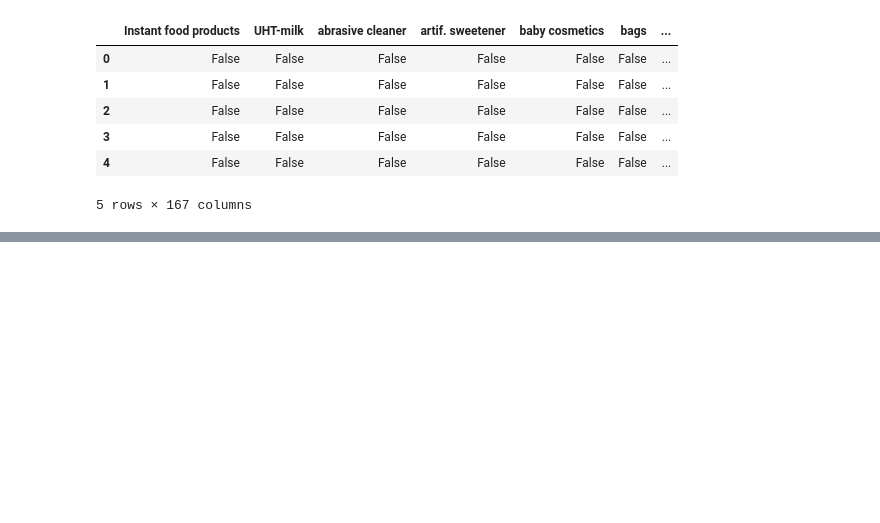
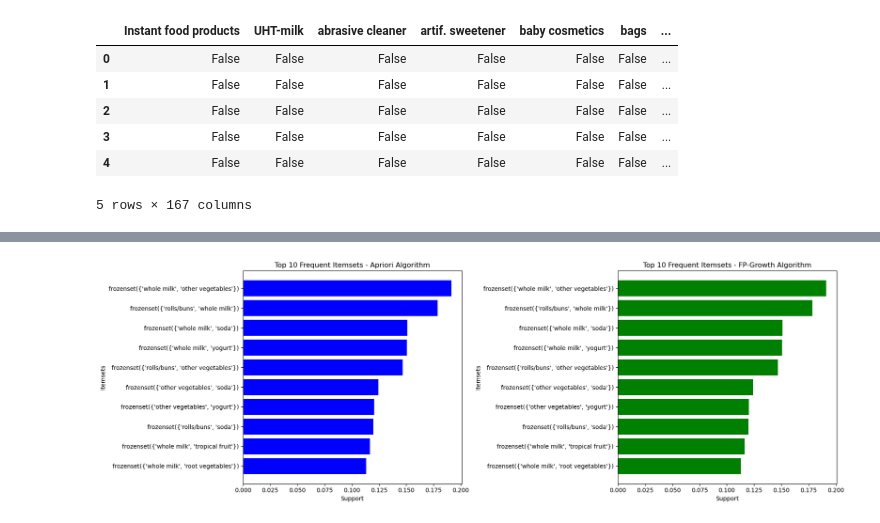
Before and after one commit to alex-kh465/ML_labs, a Jupyter notebook: Lab4/Alex_2448507_Lab4.ipynb, the cells around one changed output, grey strips where cells are left out. Saved outputs shown, nothing was run; the diff lists cells and outputs as text; code cells hidden in the pictures; blank space fills up the shorter version.

```diff
--- a/Lab4/Alex_2448507_Lab4.ipynb
+++ b/Lab4/Alex_2448507_Lab4.ipynb
@@ -135,0 +166,22 @@ Text(0.5, 1.0, 'FP-Growth: Lift vs Confidence')
+# %%
+# Side-by-side bar chart for Apriori vs FP-Growth top itemsets
+fig, axes = plt.subplots(nrows=1, ncols=2, figsize=(18, 6))
+
+# Apriori results
+axes[0].barh([str(item) for item in apriori_results_sorted['itemsets']], apriori_results_sorted['support'], color='blue')
+axes[0].set_xlabel('Support')
+axes[0].set_ylabel('Itemsets')
+axes[0].set_title('Top 10 Frequent Itemsets - Apriori Algorithm')
+axes[0].invert_yaxis()
+
+# FP-Growth results
+axes[1].barh([str(item) for item in fpgrowth_results_sorted['itemsets']], fpgrowth_results_sorted['support'], color='green')
+axes[1].set_xlabel('Support')
+axes[1].set_ylabel('Itemsets')
+axes[1].set_title('Top 10 Frequent Itemsets - FP-Growth Algorithm')
+axes[1].invert_yaxis()
+
+plt.tight_layout()
+plt.show()
+# %% [output]
+[figure, added]
```
Also changed, not shown: parts of 7 cells of this notebook.
